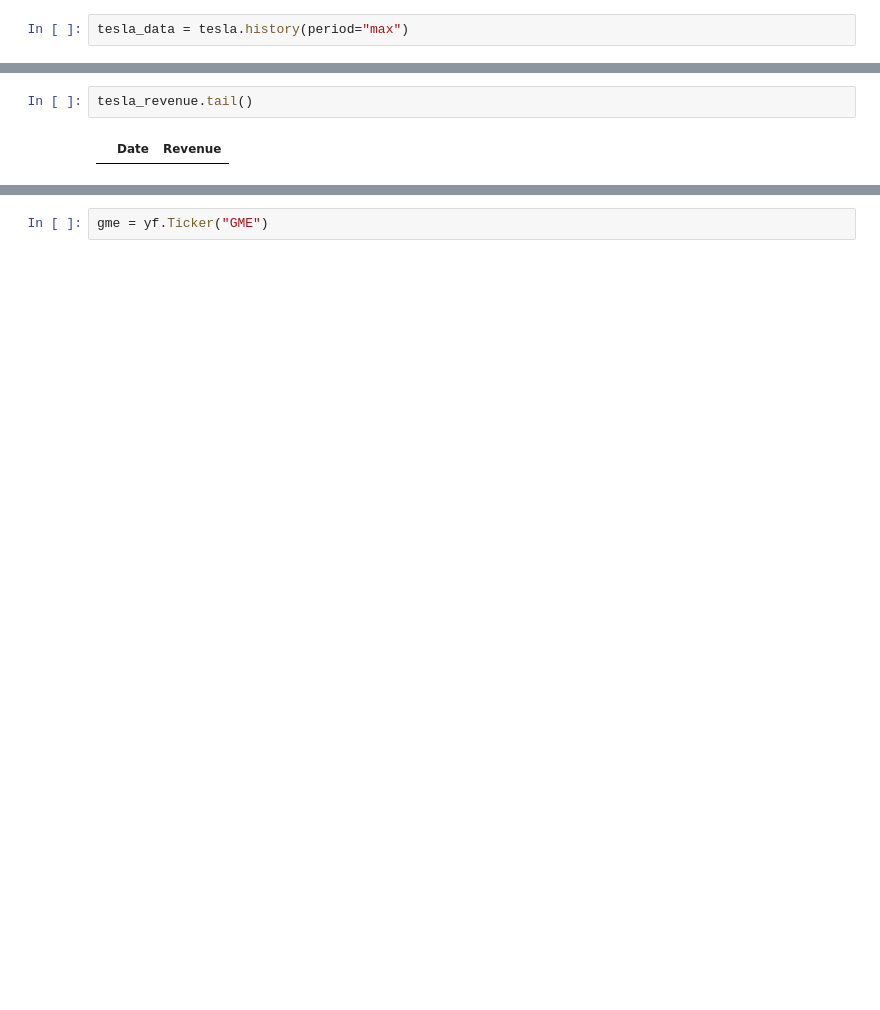
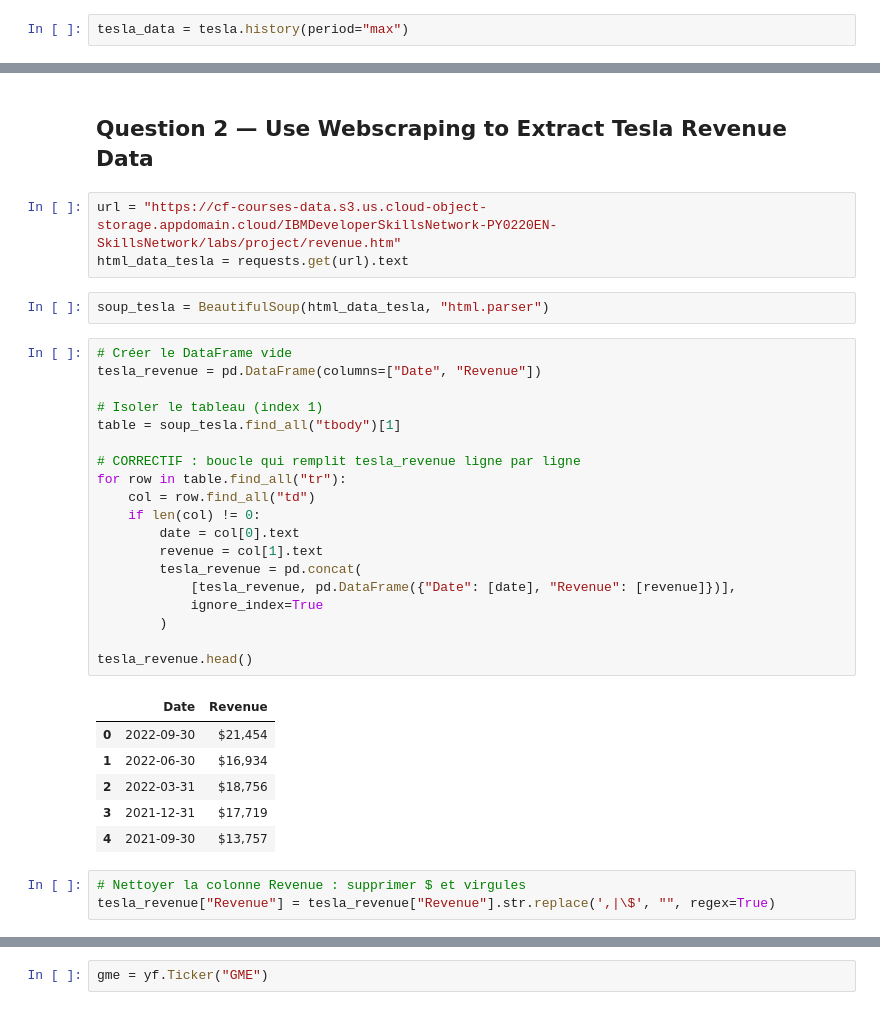
Before and after one commit to cipher10-mg/Bootcamp-ibm-data-sciene, a Jupyter notebook: Revenue Data and Building a Dashboard.ipynb, the cells around one changed output, grey strips where cells are left out. Cells and saved outputs as stored; diff of their text form; blank space fills up the shorter version.

```diff
--- a/Revenue Data and Building a Dashboard.ipynb
+++ b/Revenue Data and Building a Dashboard.ipynb
@@ -194,4 +126,36 @@ tesla_data.head()
-# %%
-tesla_revenue.tail()
-# %% [output]
-|  | Date | Revenue |
+# %% [markdown]
+## Question 2 — Use Webscraping to Extract Tesla Revenue Data
+# %%
+url = "https://cf-courses-data.s3.us.cloud-object-storage.appdomain.cloud/IBMDeveloperSkillsNetwork-PY0220EN-SkillsNetwork/labs/project/revenue.htm"
+html_data_tesla = requests.get(url).text
+# %%
+soup_tesla = BeautifulSoup(html_data_tesla, "html.parser")
+# %%
+# Créer le DataFrame vide
+tesla_revenue = pd.DataFrame(columns=["Date", "Revenue"])
+
+# Isoler le tableau (index 1)
+table = soup_tesla.find_all("tbody")[1]
+
+# CORRECTIF : boucle qui remplit tesla_revenue ligne par ligne
+for row in table.find_all("tr"):
+    col = row.find_all("td")
+    if len(col) != 0:
+        date = col[0].text
+        revenue = col[1].text
+        tesla_revenue = pd.concat(
+            [tesla_revenue, pd.DataFrame({"Date": [date], "Revenue": [revenue]})],
+            ignore_index=True
+        )
+
+tesla_revenue.head()
+# %% [output]
+|  | Date | Revenue |
+| 0 | 2022-09-30 | $21,454 |
+| 1 | 2022-06-30 | $16,934 |
+| 2 | 2022-03-31 | $18,756 |
+| 3 | 2021-12-31 | $17,719 |
+| 4 | 2021-09-30 | $13,757 |
+# %%
+# Nettoyer la colonne Revenue : supprimer $ et virgules
+tesla_revenue["Revenue"] = tesla_revenue["Revenue"].str.replace(',|\$', "", regex=True)
```
Also changed, not shown: parts of 84 cells of this notebook.
